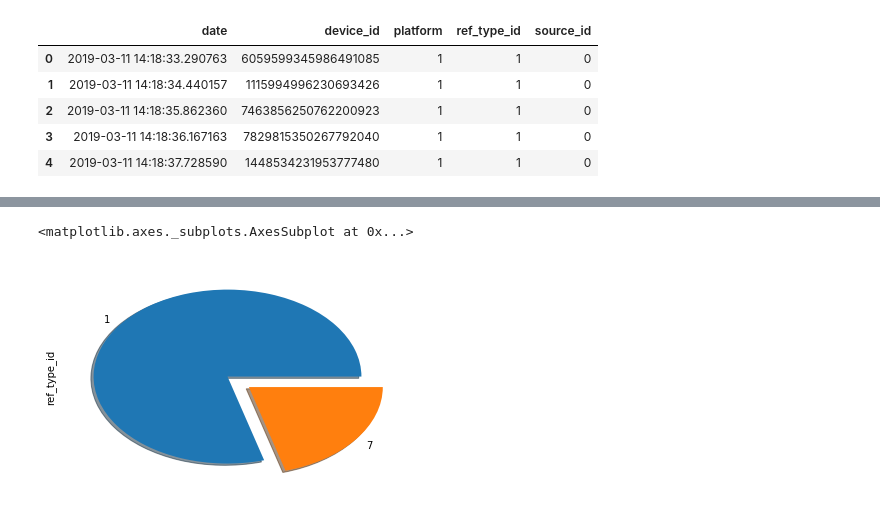
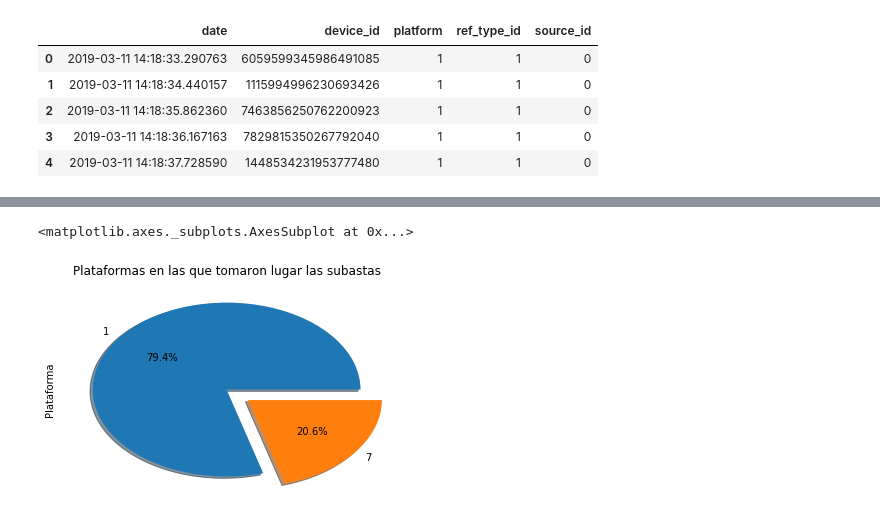
Before and after one commit to PBrrtrn/7506-organizacion-de-datos-TP1-1C2019, a Jupyter notebook: Exploracion_Pablo/analisis_ref_types.ipynb, the cells around one changed output, grey strips where cells are left out. Cells and saved outputs as stored; diff of their text form; code cells hidden in the pictures.

Commit message:
Actualizo ref_types y subo un analisis temportal (Pablo)

```diff
--- a/Exploracion_Pablo/analisis_ref_types.ipynb
+++ b/Exploracion_Pablo/analisis_ref_types.ipynb
@@ -1,11 +1,14 @@
 # %%
 import pandas as pd
 import numpy as np
+import seaborn as sns
 
 types_auctions = {'auction_type_id':'category','country':'int64',
          'device_id':'int64','platform':'category',
          'ref_type':'category','source_id':'category'}
-auctions = pd.read_csv('/home/fedoremelianenko/FIUBA/Organizacion de datos/TP1/data/auctions.csv', dtype=types_auctions,usecols=['date','device_id','platform','ref_type_id','source_id'])
+auctions = pd.read_csv('/home/fedoremelianenko/FIUBA/Organizacion de datos/TP1/data/auctions.csv',
+                       dtype=types_auctions,
+                       usecols=['date','device_id','platform','ref_type_id','source_id'])
 auctions.head()
 # %% [output]
 |  | date | device_id | platform | ref_type_id | source_id |
@@ -29,6 +41,7 @@ auctions_source_id_vc.plot.bar(color='grey')
 # %%
 auctions_ref_id_vc = auctions['ref_type_id'].value_counts()
-auctions_ref_id_vc.plot.pie(explode=[0,0.2],shadow=True)
+auctions_ref_id_vc.plot.pie(title = 'Plataformas en las que tomaron lugar las subastas',
+                            explode=[0,0.2],shadow=True, label = 'Plataforma', autopct='%1.1f%%')
 # %% [output]
 <matplotlib.axes._subplots.AxesSubplot at 0x...>
-[figure, old version]
+[figure, new version]
```
Also changed, not shown: parts of 5 cells of this notebook, 1 other file.
